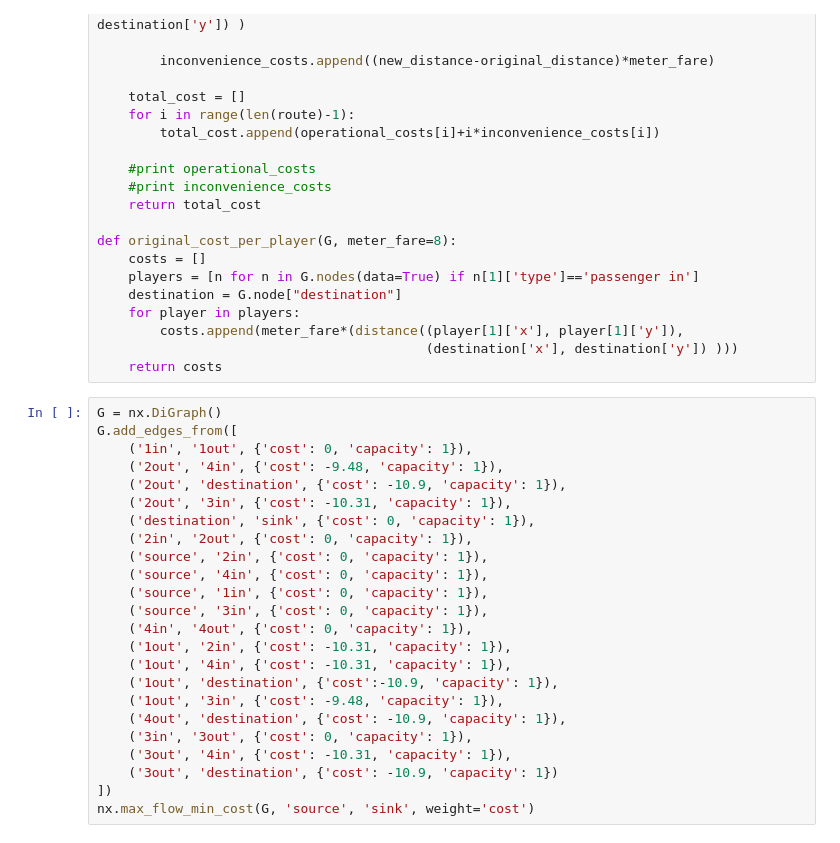
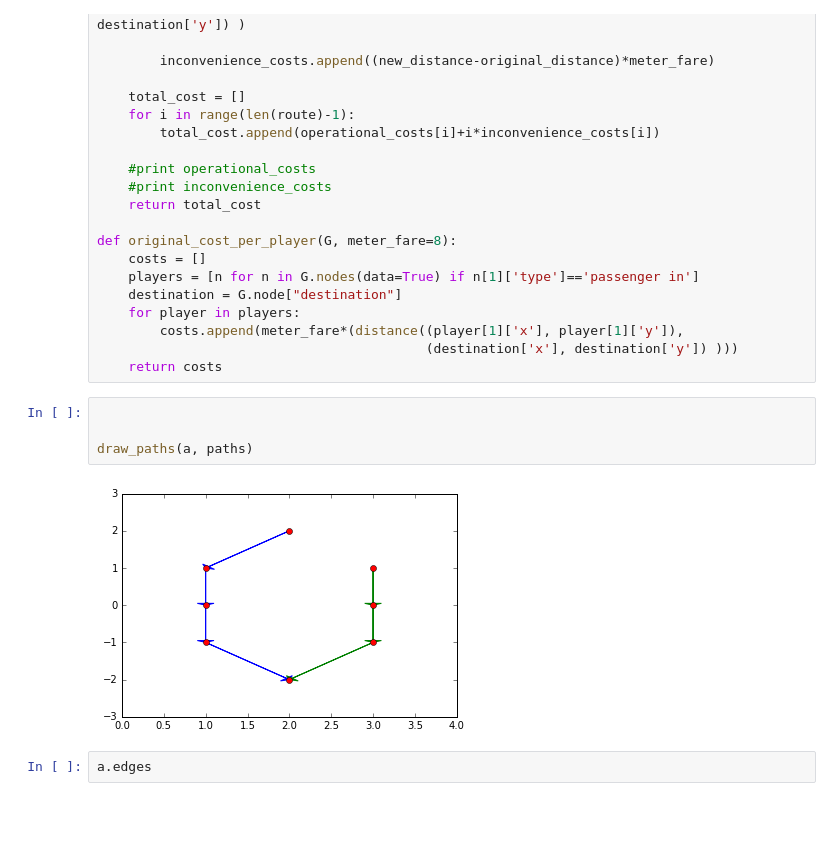
Before and after one commit to misingnoglic/cost-allocation, a Jupyter notebook: cost-allocation.ipynb, the cells around one changed output. Cells and saved outputs as stored; diff of their text form; blank space fills up the shorter version.

```diff
--- a/cost-allocation.ipynb
+++ b/cost-allocation.ipynb
@@ -418,27 +414,11 @@ def original_cost_per_player(G, meter_fare=8):
         costs.append(meter_fare*(distance((player[1]['x'], player[1]['y']),
                                           (destination['x'], destination['y']) )))
     return costs
-# %%
-G = nx.DiGraph()
-G.add_edges_from([
-    ('1in', '1out', {'cost': 0, 'capacity': 1}),
-    ('2out', '4in', {'cost': -9.48, 'capacity': 1}),
-    ('2out', 'destination', {'cost': -10.9, 'capacity': 1}),
-    ('2out', '3in', {'cost': -10.31, 'capacity': 1}),
-    ('destination', 'sink', {'cost': 0, 'capacity': 1}),
-    ('2in', '2out', {'cost': 0, 'capacity': 1}),
-    ('source', '2in', {'cost': 0, 'capacity': 1}),
-    ('source', '4in', {'cost': 0, 'capacity': 1}),
-    ('source', '1in', {'cost': 0, 'capacity': 1}),
-    ('source', '3in', {'cost': 0, 'capacity': 1}),
-    ('4in', '4out', {'cost': 0, 'capacity': 1}),
-    ('1out', '2in', {'cost': -10.31, 'capacity': 1}),
-    ('1out', '4in', {'cost': -10.31, 'capacity': 1}),
-    ('1out', 'destination', {'cost':-10.9, 'capacity': 1}),
-    ('1out', '3in', {'cost': -9.48, 'capacity': 1}),
-    ('4out', 'destination', {'cost': -10.9, 'capacity': 1}),
-    ('3in', '3out', {'cost': 0, 'capacity': 1}),
-    ('3out', '4in', {'cost': -10.31, 'capacity': 1}),
-    ('3out', 'destination', {'cost': -10.9, 'capacity': 1})
-])
-nx.max_flow_min_cost(G, 'source', 'sink', weight='cost')
+# %%
+
+
+draw_paths(a, paths)
+# %% [output]
+[figure, added]
+# %%
+a.edges
```
Also changed, not shown: parts of 18 cells of this notebook.
